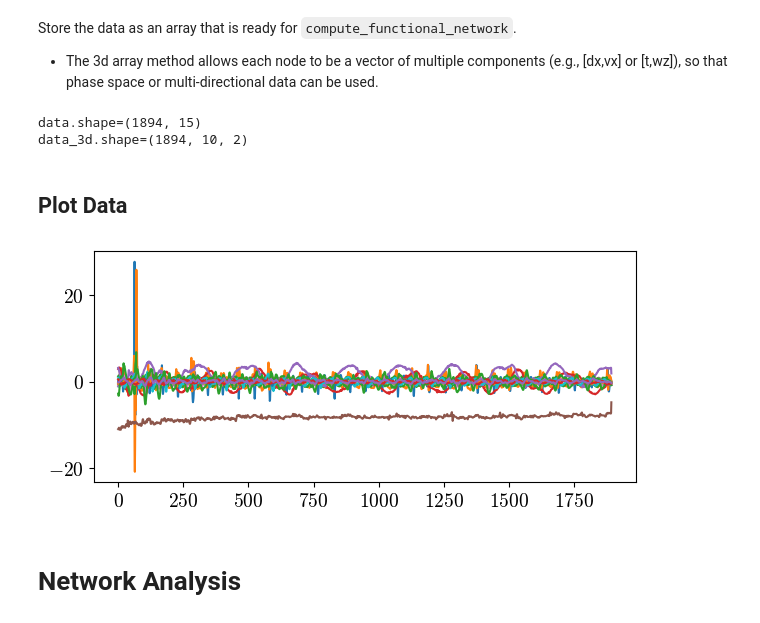
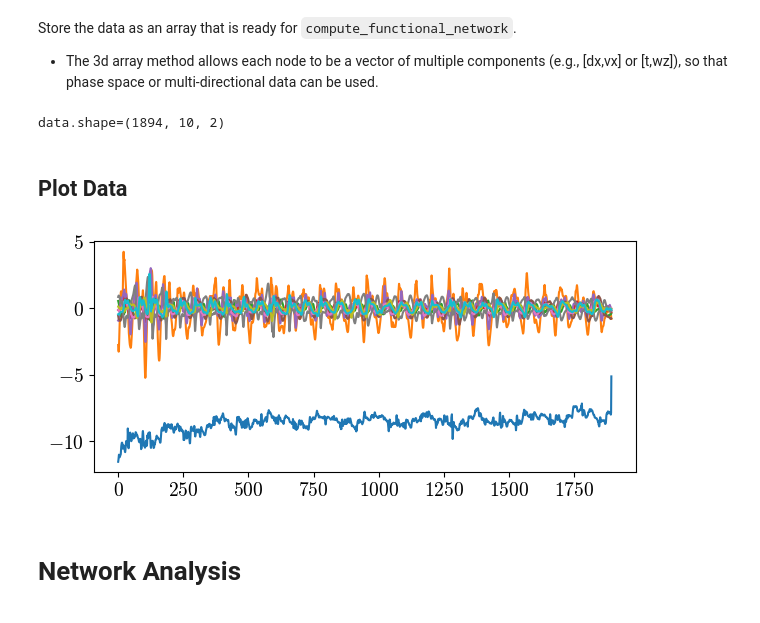
Before and after one commit to ThH00/biomechanics-hula-hoop, a Jupyter notebook: network-methods-code/2024-code-ExploringLocalizationInNonlinearOscillators/body_network_analysis_5_net_plots.ipynb, the cells around one changed output. Saved outputs shown, nothing was run; the diff lists cells and outputs as text; code cells hidden in the pictures.

```diff
--- a/network-methods-code/2024-code-ExploringLocalizationInNonlinearOscillators/body_network_analysis_5_net_plots.ipynb
+++ b/network-methods-code/2024-code-ExploringLocalizationInNonlinearOscillators/body_network_analysis_5_net_plots.ipynb
@@ -147,27 +74,29 @@ np.float64(0.0)
-# %%
-data_dict['OR']['psidot'] = psidot_th
 # %% [markdown]
 ## Incorporate Phase Space
 # %% [markdown]
 Store the data as an array that is ready for `compute_functional_network`.
 
 - The 3d array method allows each node to be a vector of multiple components (e.g., [dx,vx] or [t,wz]), so that phase space or multi-directional data can be used.
-# %%
-data = data_dict_to_2d_array(data_dict)
-print(f"{data.shape=}")
-
-data_3d = data_to_array_by_quantity(data_dict)
-print(f"{data_3d.shape=}")
-# %% [output]
-data.shape=(1894, 15)
-data_3d.shape=(1894, 10, 2)
+# %%
+data = data_to_array_by_quantity(data_dict=data_dict,
+                                         quantities={
+                                            'OR':[['time','psidot']],
+                                          #   'OR':[['time','wxy']],
+                                            'IB':[['time','wx'], ['time','wy'], ['time','wz']],
+                                            'IT':[['time','wx'], ['time','wy'], ['time','wz']],
+                                            'IL':[['time','wx'], ['time','wy'], ['time','wz']],
+                                         },
+                                        )
+print(f"{data.shape=}")
+# %% [output]
+data.shape=(1894, 10, 2)
 # %% [markdown]
 ## Plot Data
 # %%
 fig,ax = plt.subplots(figsize=(7,3))
-ax.plot(data);
+ax.plot(data[:,:,1]);
 # %% [output]
-[figure, old version]
+[figure, new version]
 # %% [markdown]
 # Network Analysis
 # %% [markdown]
```
Also changed, not shown: parts of 14 cells of this notebook, 16 other files.
